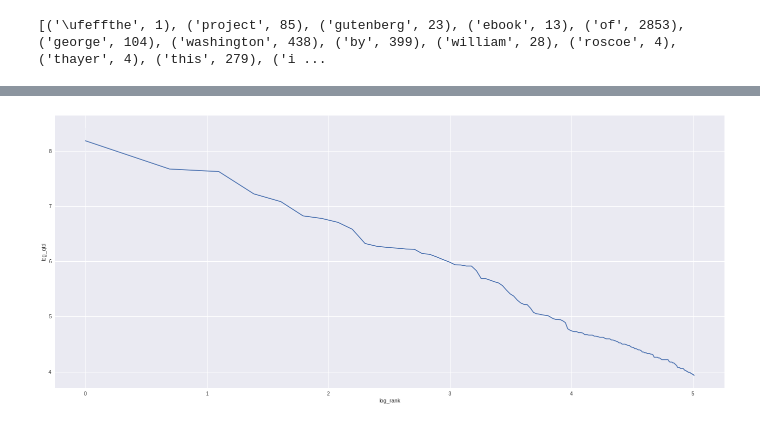
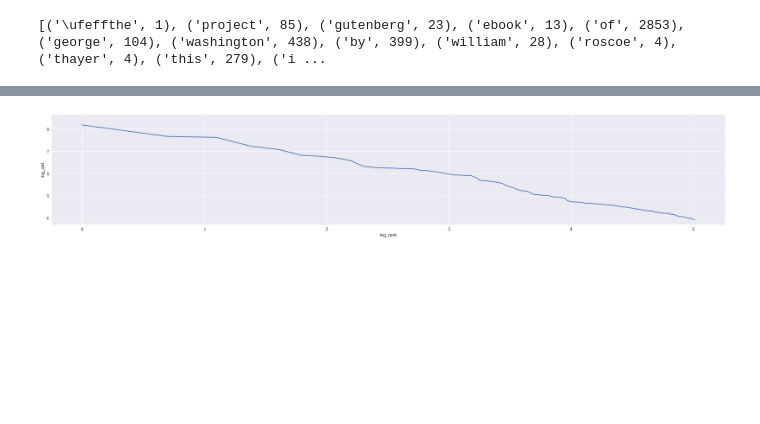
Before and after one commit to smilesrgouveia/Aula, a Jupyter notebook: TarefaTrilha1_PL.ipynb, the cells around one changed output, grey strips where cells are left out. Saved outputs shown, nothing was run; the diff lists cells and outputs as text; code cells hidden in the pictures; blank space fills up the shorter version.

```diff
--- a/TarefaTrilha1_PL.ipynb
+++ b/TarefaTrilha1_PL.ipynb
@@ -61,16 +61,16 @@ plt.show()
 # %%
 df = df.sort_values('qtd',ascending=False).reset_index(drop=True)
 
 df['qtd'].replace(-np.Inf,0)
 
 df['log_qtd'] = np.log(df['qtd'])
 df['log_rank'] = np.log(df.index)
 df['log_rank'].replace(-np.Inf,0,inplace=True)
 
 
-plt.figure(figsize=(24,10))
+plt.figure(figsize=(30,5))
 sns.lineplot(x=df['log_rank'],y=df['log_qtd'])
 
 plt.show()
 # %% [output]
-[figure, old version]
+[figure, new version]
```
Also changed, not shown: parts of 1 cell of this notebook.
